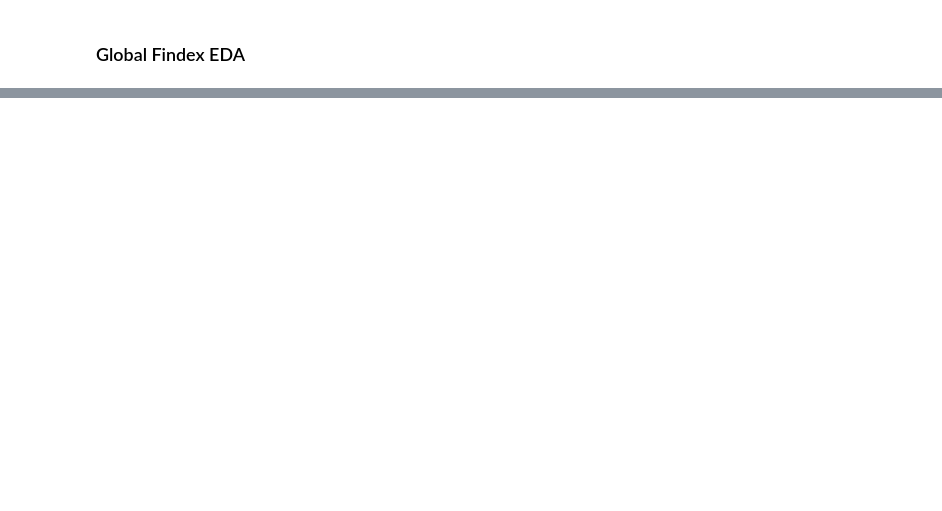
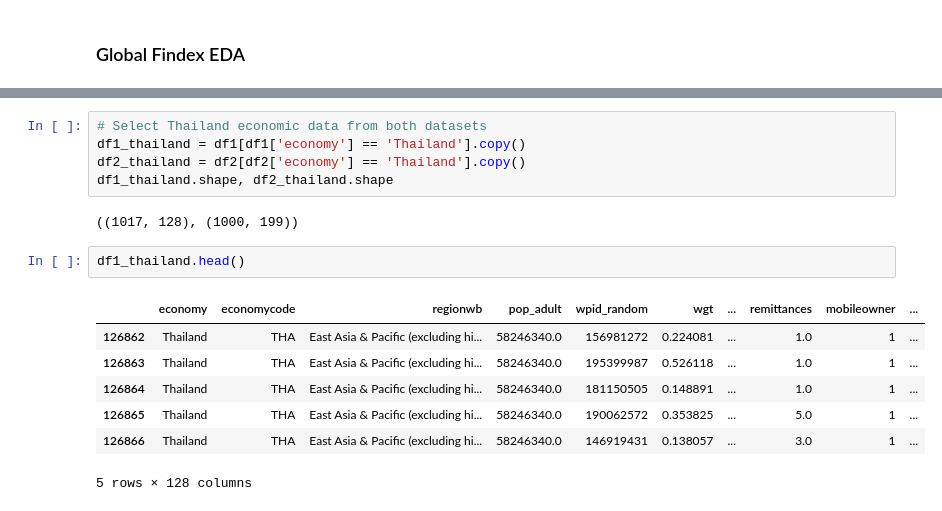
Before and after one commit to ArslanAmanov/Finance, a Jupyter notebook: QuantAnalyses/QME_term_project/EDA.ipynb, the cells around one changed output, grey strips where cells are left out. Drawn from its saved outputs; the diff is of its cells as text; blank space fills up the shorter version.

```diff
--- a/QuantAnalyses/QME_term_project/EDA.ipynb
+++ b/QuantAnalyses/QME_term_project/EDA.ipynb
@@ -20,0 +72,17 @@ UnicodeDecodeError: 'utf-8' codec can't decode byte 0xd9 in position 168389: inv
+# %%
+# Select Thailand economic data from both datasets
+df1_thailand = df1[df1['economy'] == 'Thailand'].copy()
+df2_thailand = df2[df2['economy'] == 'Thailand'].copy()
+df1_thailand.shape, df2_thailand.shape
+# %% [output]
+((1017, 128), (1000, 199))
+# %%
+df1_thailand.head()
+# %% [output]
+|  | economy | economycode | regionwb | pop_adult | wpid_random | wgt | ... | remittances | mobileowner | ... |
+| 126862 | Thailand | THA | East Asia & Pacific (excluding hi... | 58246340.0 | 156981272 | 0.224081 | ... | 1.0 | 1 | ... |
+| 126863 | Thailand | THA | East Asia & Pacific (excluding hi... | 58246340.0 | 195399987 | 0.526118 | ... | 1.0 | 1 | ... |
+| 126864 | Thailand | THA | East Asia & Pacific (excluding hi... | 58246340.0 | 181150505 | 0.148891 | ... | 1.0 | 1 | ... |
+| 126865 | Thailand | THA | East Asia & Pacific (excluding hi... | 58246340.0 | 190062572 | 0.353825 | ... | 5.0 | 1 | ... |
+| 126866 | Thailand | THA | East Asia & Pacific (excluding hi... | 58246340.0 | 146919431 | 0.138057 | ... | 3.0 | 1 | ... |
+5 rows × 128 columns
```
Also changed, not shown: parts of 5 cells of this notebook, 2 other files.
